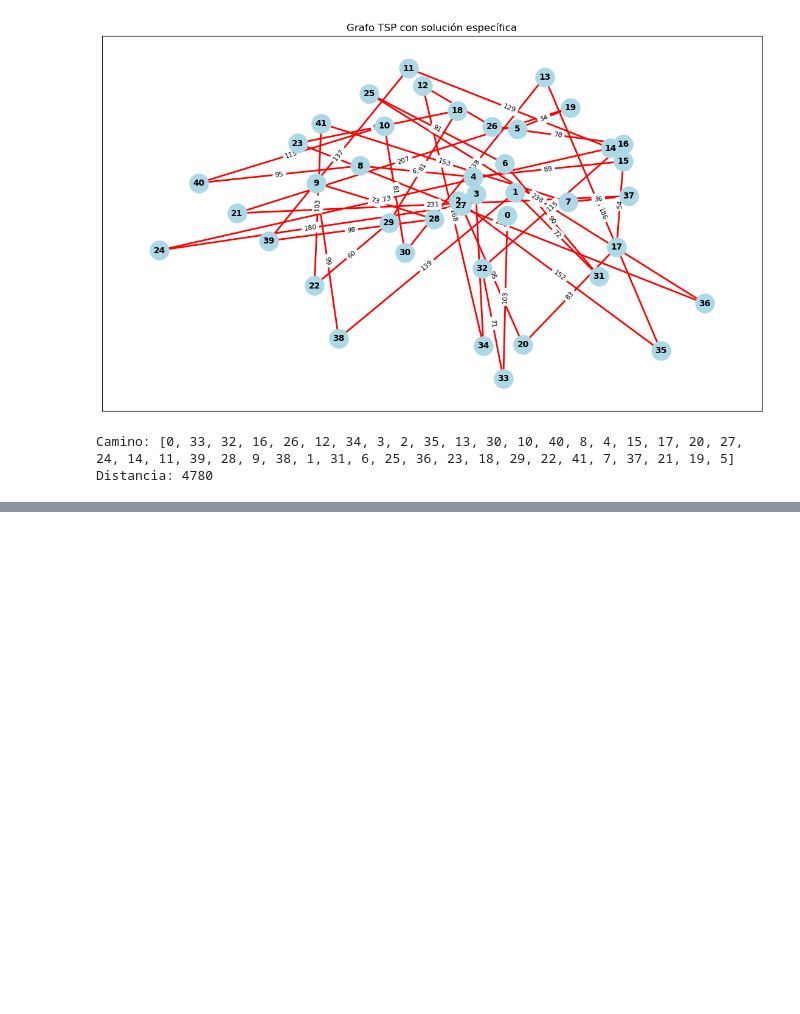
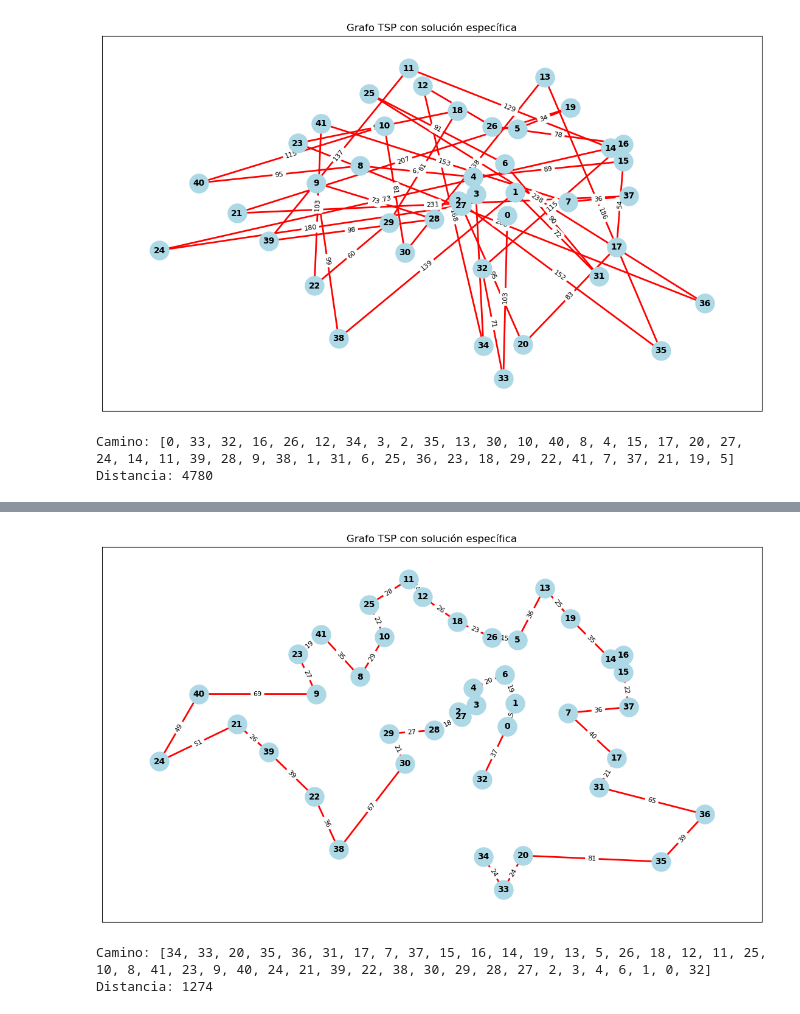
Before and after one commit to dmiglino/OptimizationAlgorithms, a Jupyter notebook: Algoritmos_R3.ipynb, the cells around one changed output, grey strips where cells are left out. Saved outputs shown, nothing was run; the diff lists cells and outputs as text; code cells hidden in the pictures; blank space fills up the shorter version.

```diff
--- a/Algoritmos_R3.ipynb
+++ b/Algoritmos_R3.ipynb
@@ -478,0 +491,9 @@ Distancia: 1363
+# %%
+test_manual = [34, 33, 20, 35, 36, 31, 17, 7, 37, 15, 16, 14, 19, 13, 5, 26, 18, 12, 11, 25, 10, 8, 41, 23, 9, 40, 24, 21, 39, 22, 38, 30, 29, 28, 27, 2, 3, 4, 6, 1, 0, 32]
+plot_tsp_solution(problem.edge_weights, test_manual)
+print("Camino:" , test_manual)
+print("Distancia:" , distancia_total(test_manual, problem))
+# %% [output]
+[figure, added]
+Camino: [34, 33, 20, 35, 36, 31, 17, 7, 37, 15, 16, 14, 19, 13, 5, 26, 18, 12, 11, 25, 10, 8, 41, 23, 9, 40, 24, 21, 39, 22, 38, 30, 29, 28, 27, 2, 3, 4, 6, 1, 0, 32]
+Distancia: 1274
```
Also changed, not shown: parts of 12 cells of this notebook.
